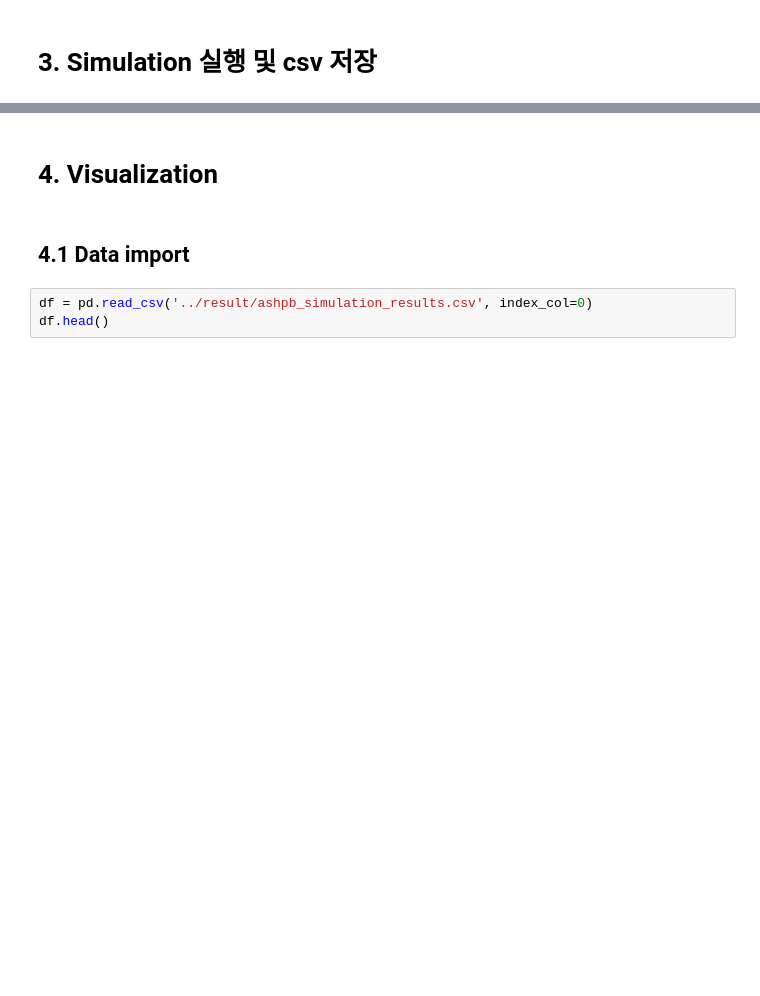
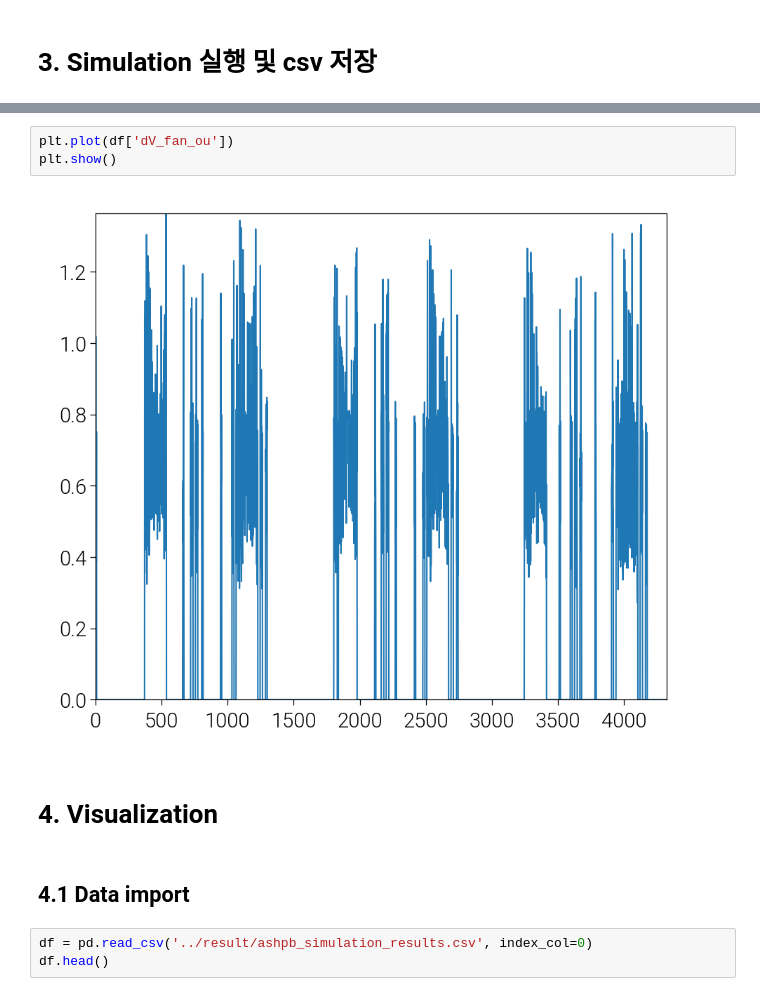
Before and after one commit to bet-lab/enex_analysis_engine, a Jupyter notebook: simulation/ASHPB_plot.ipynb, the cells around one changed output, grey strips where cells are left out. Drawn from its saved outputs; the diff is of its cells as text; blank space fills up the shorter version.

```diff
--- a/simulation/ASHPB_plot.ipynb
+++ b/simulation/ASHPB_plot.ipynb
@@ -187,3 +173,8 @@ df[df['converged']==False]
+# %%
+plt.plot(df['dV_fan_ou'])
+plt.show()
+# %% [output]
+[figure, added]
 # %% [markdown]
 # 4. Visualization
 # %% [markdown]
```
Also changed, not shown: parts of 4 cells of this notebook, 1 other file.
